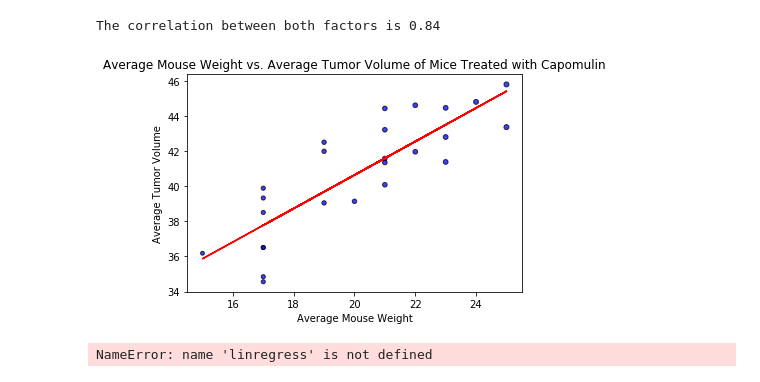
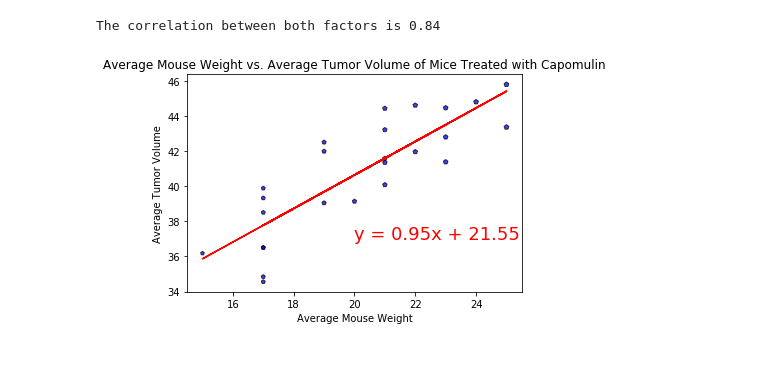
Before and after one commit to kwelter23/matplotlip, a Jupyter notebook: Pymaceuticals/pymaceuticals_starter.ipynb, the cells around one changed output. Saved outputs shown, nothing was run; the diff lists cells and outputs as text; code cells hidden in the pictures.

```diff
--- a/Pymaceuticals/pymaceuticals_starter.ipynb
+++ b/Pymaceuticals/pymaceuticals_starter.ipynb
@@ -530,36 +589,23 @@ The correlation between both factors is 0.84
 # %%
 # Calculate linear regression model for mouse weight and average tumor volume for the Capomulin regimen
 x_axis = merge_mean_weight_volume_df["Weight_(g)"]
 y_axis = merge_mean_weight_volume_df["Tumor_Volume_(mm3)"]
 
 (slope, intercept, rvalue, pvalue, stderr) = linregress(x_values, y_values)
 regress_values = x_values * slope + intercept
 line_eq = "y = " + str(round(slope,2)) + "x + " + str(round(intercept,2))
 
-plt.scatter(x_axis, y_axis, marker="o", facecolors="blue", edgecolors="black",
+plt.scatter(x_axis, y_axis, marker="p", facecolors="blue", edgecolors="black",
             s=x_axis, alpha=0.75)
 plt.plot(x_values,regress_values,"r-")
+plt.annotate(line_eq,(20,37),fontsize=18,color="red")
 plt.title("Average Mouse Weight vs. Average Tumor Volume of Mice Treated with Capomulin")
 plt.xlabel("Average Mouse Weight")
 plt.ylabel("Average Tumor Volume")
 
 
 
+
 plt.show()
 # %% [output]
-[figure, old version]
+[figure, new version]
-# %%
-
-x_values = merge_mean_weight_volume_df.iloc[:,1]
-y_values = merge_mean_weight_volume_df.iloc[:,2]
-(slope, intercept, rvalue, pvalue, stderr) = linregress(x_values, y_values)
-regress_values = x_values * slope + intercept
-line_eq = "y = " + str(round(slope,2)) + "x + " + str(round(intercept,2))
-plt.scatter(x_values,y_values)
-plt.plot(x_values,regress_values,"r-")
-plt.annotate(line_eq,(6,10),fontsize=15,color="red")
-plt.xlabel('Rooms in House')
-plt.ylabel('Median House Prices ($1000)')
-plt.show()
-# %% [output]
-NameError: name 'linregress' is not defined
```
Also changed, not shown: parts of 9 cells of this notebook.
